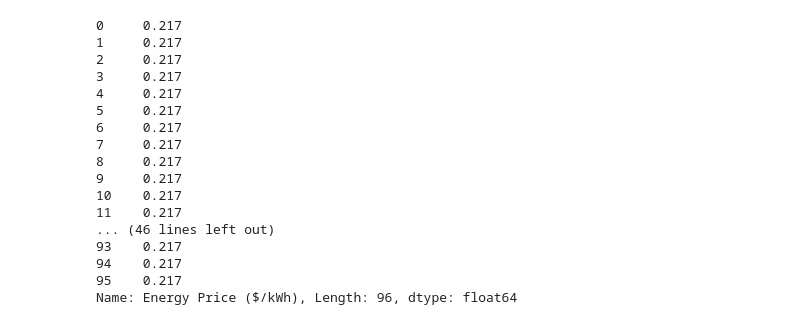
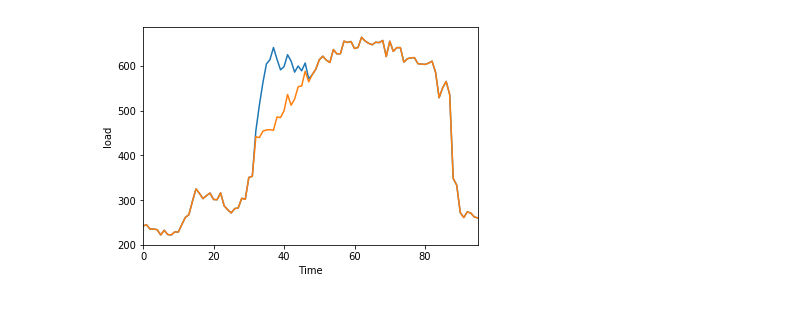
Before and after one commit to wangqiancun/GM0062V2G, a Jupyter notebook: optimization.ipynb, the cells around one changed output. Cells and saved outputs as stored; diff of their text form; code cells hidden in the pictures.

Commit message:
plot EV plus biulding load

```diff
--- a/optimization.ipynb
+++ b/optimization.ipynb
@@ -165,25 +165,15 @@ plt.show()
 # %%
 # Load the load and price data
 opt_input = pd.read_excel('data.xlsx', sheetname=0, header=0, index_col=None)
-print opt_input['Energy Price ($/kWh)']
+Building_load = opt_input['Demand (kW)']
+total_load = EV_Load + Building_load
+total_load.plot()
+Building_load.plot()
+plt.xlabel("Time")
+plt.ylabel("load")
+plt.show()
 # %% [output]
-0     0.217
-1     0.217
-2     0.217
-3     0.217
-4     0.217
-5     0.217
-6     0.217
-7     0.217
-8     0.217
-9     0.217
-10    0.217
-11    0.217
-... (46 lines left out)
-93    0.217
-94    0.217
-95    0.217
-Name: Energy Price ($/kWh), Length: 96, dtype: float64
+[figure, added]
 # %%
 # # Optimization
 myresult = Co_optimization(opt_input, 0.92)
```
Also changed, not shown: parts of 1 cell of this notebook, 1 other file.
